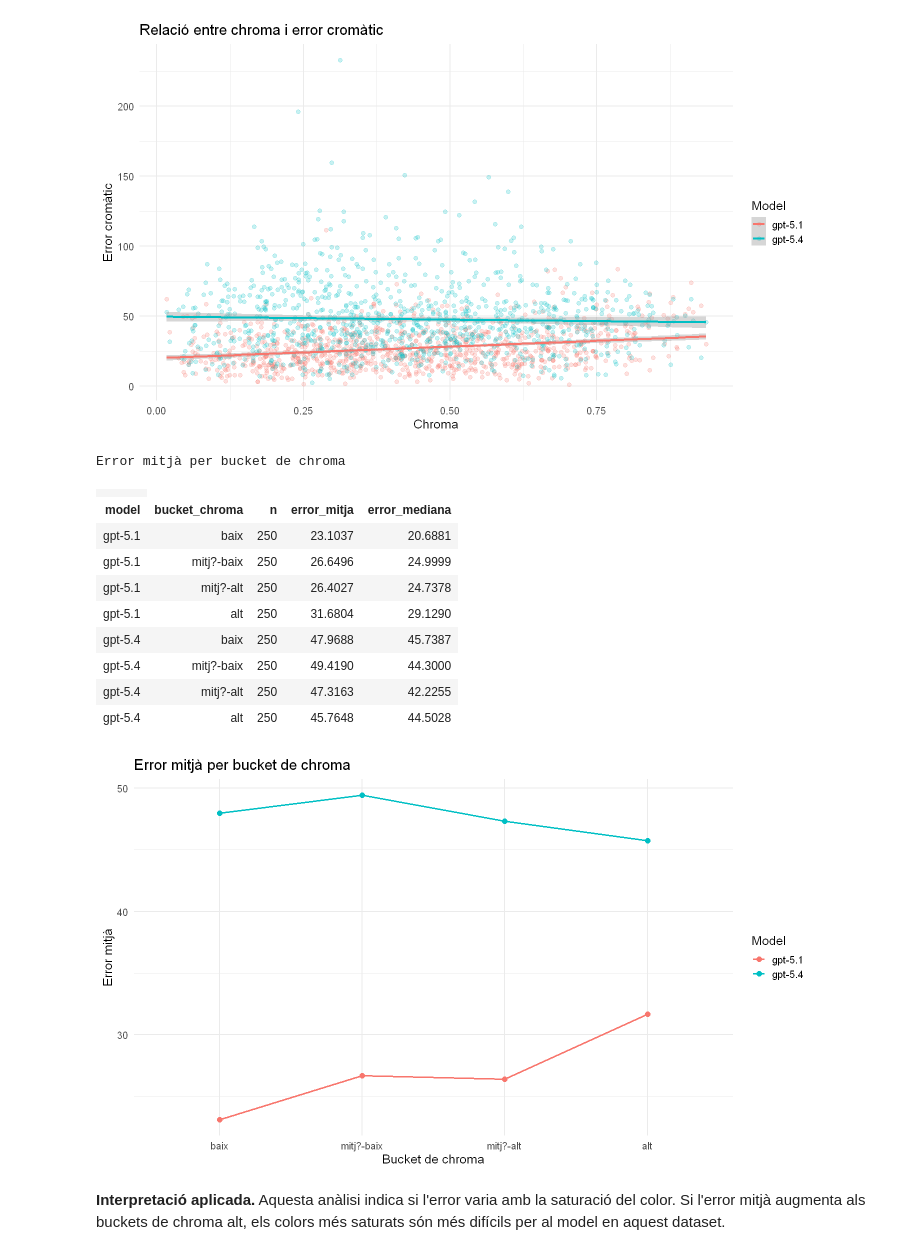
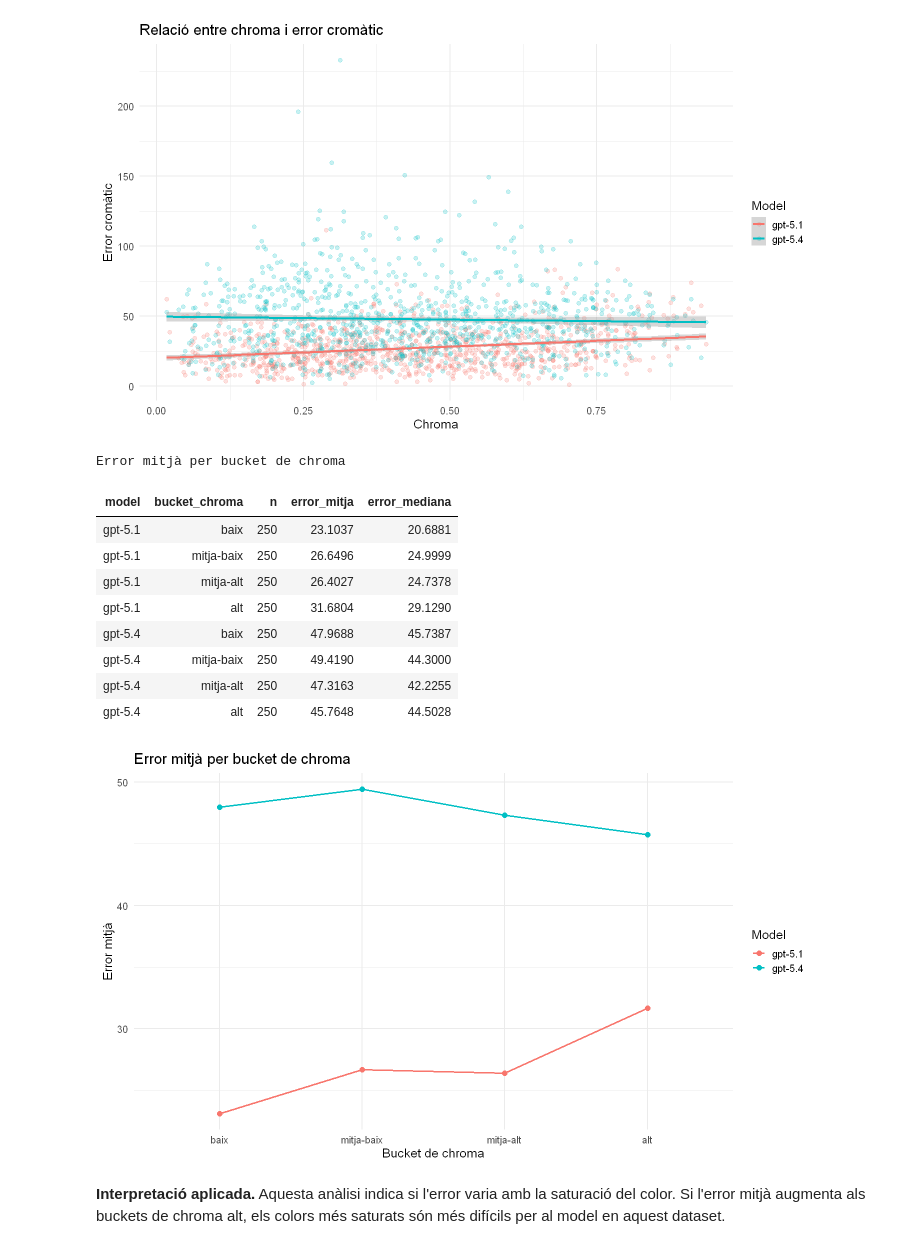
Before and after one commit to adriasebastia/color-llm-benchmark, a Jupyter notebook: analisis/estudi_models_5_1_5_4.ipynb, the cells around one changed output. Cells and saved outputs as stored; diff of their text form; code cells hidden in the pictures.

```diff
--- a/analisis/estudi_models_5_1_5_4.ipynb
+++ b/analisis/estudi_models_5_1_5_4.ipynb
@@ -25,7 +25,7 @@ options(
 
 theme_set(theme_minimal(base_size = 12))
 
-# Mida global dels gr?fics dins del notebook.
+# Mida global dels grafics dins del notebook.
 options(
   repr.plot.width = 12,
   repr.plot.height = 7,
@@ -34,7 +34,7 @@ options(
 
 theme_set(theme_minimal(base_size = 15))
 
-# Funci? comuna per mostrar totes les taules com a taules reals en Jupyter.
+# Funcio comuna per mostrar totes les taules com a taules reals en Jupyter.
 # Es poden seleccionar i copiar a Word mantenint una estructura de taula senzilla.
 taula <- function(dades, caption = NULL, digits = 4) {
   dades_taula <- dades %>%
@@ -49,17 +49,18 @@ taula <- function(dades, caption = NULL, digits = 4) {
     table.attr = 'style="border-collapse:collapse; margin:8px 0 18px 0; font-size:13px;"'
   )
 
+  html <- as.character(html)
   html <- gsub(
-    "<th",
-    "<th style='border:1px solid #9fb6c7; background-color:#d9eaf7; color:#17365d; padding:4px 6px; text-align:left;'",
+    "<th(\\s[^>]*)?>",
+    "<th\\1 style='border:1px solid #9fb6c7; background-color:#d9eaf7; color:#17365d; padding:4px 6px; text-align:left;'>",
     html,
-    fixed = TRUE
+    perl = TRUE
   )
   html <- gsub(
-    "<td",
-    "<td style='border:1px solid #c9d6df; padding:3px 6px;'",
+    "<td(\\s[^>]*)?>",
+    "<td\\1 style='border:1px solid #c9d6df; padding:3px 6px;'>",
     html,
-    fixed = TRUE
+    perl = TRUE
   )
   html <- gsub(
     "<caption>",
@@ -69,9 +70,9 @@ taula <- function(dades, caption = NULL, digits = 4) {
   )
 
   if (requireNamespace("IRdisplay", quietly = TRUE)) {
-    IRdisplay::display_html(as.character(html))
+    IRdisplay::display_html(html)
   } else {
-    print(knitr::kable(dades_taula, format = "pipe", digits = digits))
+    print(knitr::kable(dades_taula, format = "pipe", digits = digits, row.names = FALSE))
   }
 
   invisible(dades_taula)
@@ -757,43 +741,42 @@ dades_models <- dades_models %>%
   mutate(
     bucket_chroma = ntile(chroma, 4),
     bucket_chroma = factor(
       bucket_chroma,
       levels = 1:4,
-      labels = c("baix", "mitj?-baix", "mitj?-alt", "alt")
+      labels = c("baix", "mitja-baix", "mitja-alt", "alt")
     )
   )
 
 resum_buckets <- dades_models %>%
   group_by(model, bucket_chroma) %>%
   summarise(
     n = n(),
     error_mitja = mean(error_cromatic, na.rm = TRUE),
     error_mediana = median(error_cromatic, na.rm = TRUE),
     .groups = "drop"
   )
 
 ggplot(resum_buckets, aes(x = bucket_chroma, y = error_mitja, group = model, color = model)) +
   geom_line(linewidth = 1) +
   geom_point(size = 2.5) +
   labs(
     title = "Error mitjà per bucket de chroma",
     x = "Bucket de chroma",
     y = "Error mitjà",
     color = "Model"
   )
 
 taula(resum_buckets, digits = 4, caption = "Error mitjà per bucket de chroma")
 # %% [output]
 Error mitjà per bucket de chroma
-|  |
 | model | bucket_chroma | n | error_mitja | error_mediana |
 | gpt-5.1 | baix | 250 | 23.1037 | 20.6881 |
-| gpt-5.1 | mitj?-baix | 250 | 26.6496 | 24.9999 |
-| gpt-5.1 | mitj?-alt | 250 | 26.4027 | 24.7378 |
+| gpt-5.1 | mitja-baix | 250 | 26.6496 | 24.9999 |
+| gpt-5.1 | mitja-alt | 250 | 26.4027 | 24.7378 |
 | gpt-5.1 | alt | 250 | 31.6804 | 29.1290 |
 | gpt-5.4 | baix | 250 | 47.9688 | 45.7387 |
-| gpt-5.4 | mitj?-baix | 250 | 49.4190 | 44.3000 |
-| gpt-5.4 | mitj?-alt | 250 | 47.3163 | 42.2255 |
+| gpt-5.4 | mitja-baix | 250 | 49.4190 | 44.3000 |
+| gpt-5.4 | mitja-alt | 250 | 47.3163 | 42.2255 |
 | gpt-5.4 | alt | 250 | 45.7648 | 44.5028 |
 [figure]
 # %% [markdown]
```
Also changed, not shown: parts of 30 cells of this notebook.
